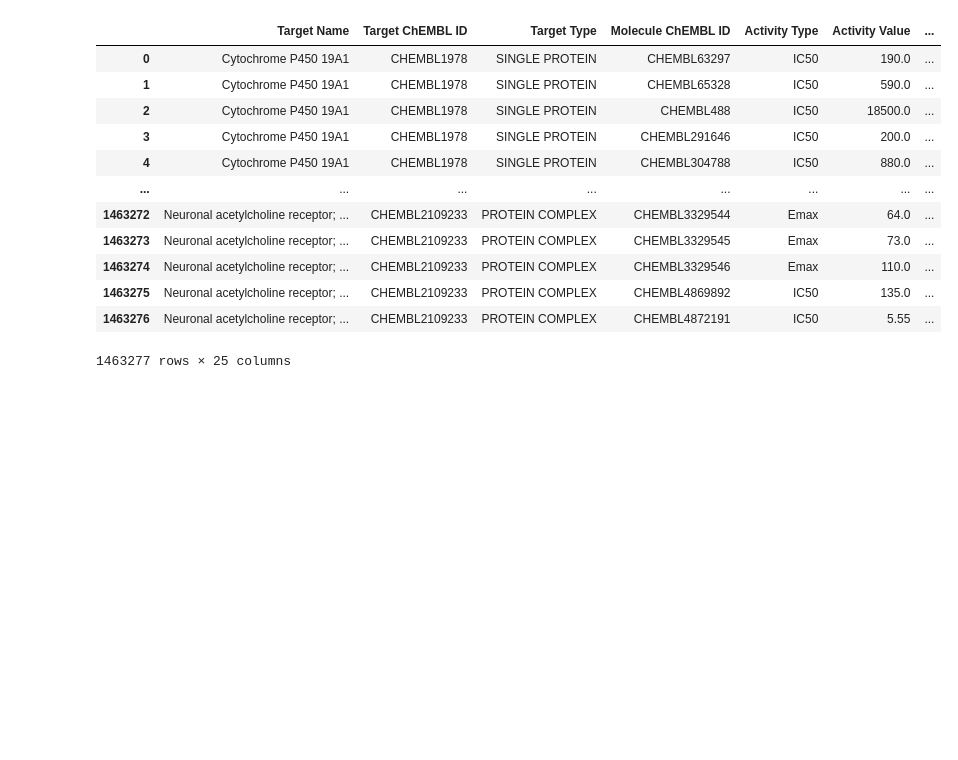
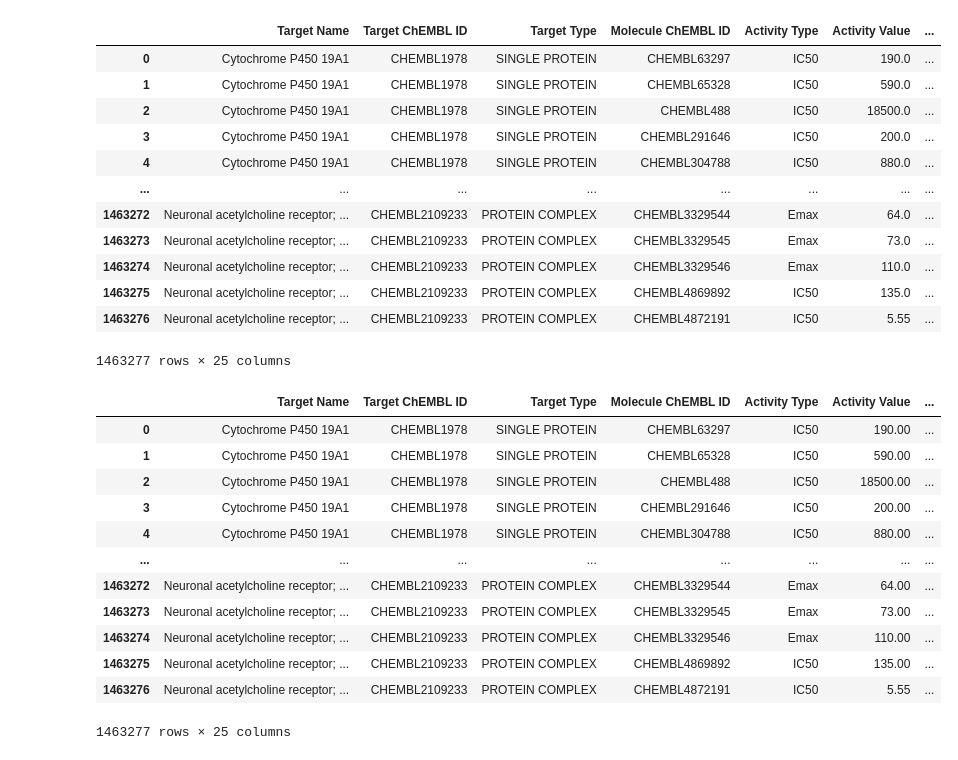
Before and after one commit to maghaeef/LLMs_for_Drug_Discovery, a Jupyter notebook: DataRetrievalFromChEMBL&Uniprot.ipynb, the cells around one changed output. Saved outputs shown, nothing was run; the diff lists cells and outputs as text; code cells hidden in the pictures; blank space fills up the shorter version.

```diff
--- a/DataRetrievalFromChEMBL&Uniprot.ipynb
+++ b/DataRetrievalFromChEMBL&Uniprot.ipynb
@@ -342,0 +345,17 @@ df.to_csv('Alzheimer_CheMBLv35_Uniprot.csv', index=False)
+# %%
+df = pd.read_csv("Alzheimer_CheMBLv35_Uniprot.csv")
+df
+# %% [output]
+|  | Target Name | Target ChEMBL ID | Target Type | Molecule ChEMBL ID | Activity Type | Activity Value | ... |
+| 0 | Cytochrome P450 19A1 | CHEMBL1978 | SINGLE PROTEIN | CHEMBL63297 | IC50 | 190.00 | ... |
+| 1 | Cytochrome P450 19A1 | CHEMBL1978 | SINGLE PROTEIN | CHEMBL65328 | IC50 | 590.00 | ... |
+| 2 | Cytochrome P450 19A1 | CHEMBL1978 | SINGLE PROTEIN | CHEMBL488 | IC50 | 18500.00 | ... |
+| 3 | Cytochrome P450 19A1 | CHEMBL1978 | SINGLE PROTEIN | CHEMBL291646 | IC50 | 200.00 | ... |
+| 4 | Cytochrome P450 19A1 | CHEMBL1978 | SINGLE PROTEIN | CHEMBL304788 | IC50 | 880.00 | ... |
+| ... | ... | ... | ... | ... | ... | ... | ... |
+| 1463272 | Neuronal acetylcholine receptor; ... | CHEMBL2109233 | PROTEIN COMPLEX | CHEMBL3329544 | Emax | 64.00 | ... |
+| 1463273 | Neuronal acetylcholine receptor; ... | CHEMBL2109233 | PROTEIN COMPLEX | CHEMBL3329545 | Emax | 73.00 | ... |
+| 1463274 | Neuronal acetylcholine receptor; ... | CHEMBL2109233 | PROTEIN COMPLEX | CHEMBL3329546 | Emax | 110.00 | ... |
+| 1463275 | Neuronal acetylcholine receptor; ... | CHEMBL2109233 | PROTEIN COMPLEX | CHEMBL4869892 | IC50 | 135.00 | ... |
+| 1463276 | Neuronal acetylcholine receptor; ... | CHEMBL2109233 | PROTEIN COMPLEX | CHEMBL4872191 | IC50 | 5.55 | ... |
+1463277 rows × 25 columns
```
Also changed, not shown: parts of 5 cells of this notebook, 1 other file.
